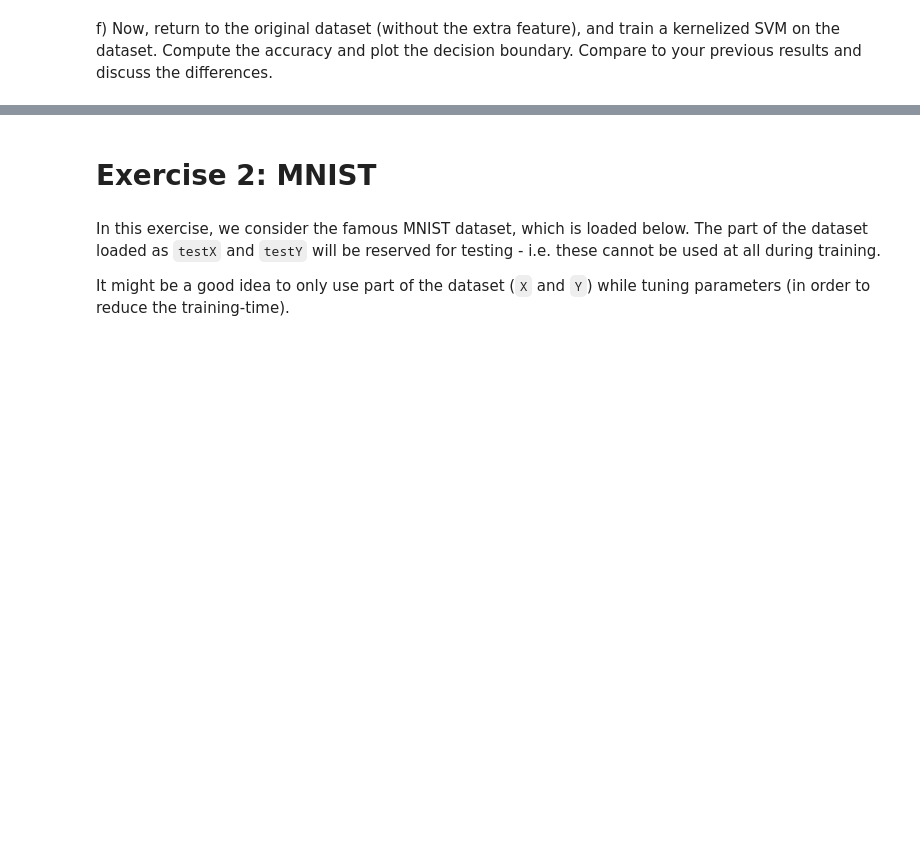
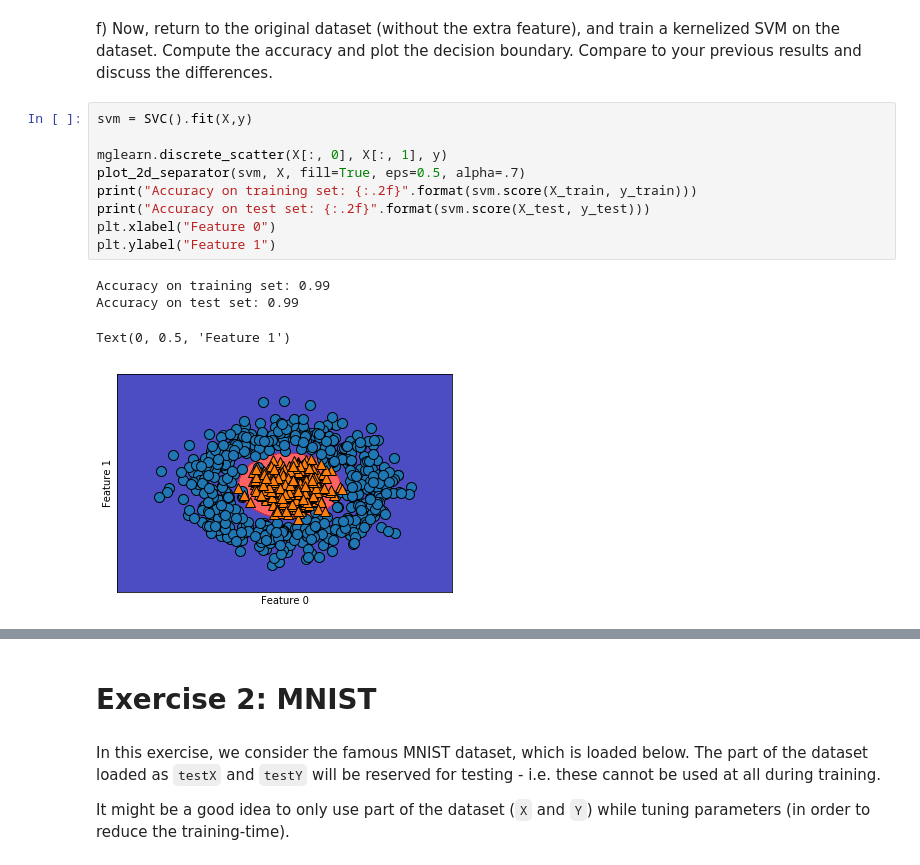
Before and after one commit to StephanThierry/ML-Group6, a Jupyter notebook: KHD/Assignment_3.ipynb, the cells around one changed output, grey strips where cells are left out. Drawn from its saved outputs; the diff is of its cells as text; blank space fills up the shorter version.

```diff
--- a/KHD/Assignment_3.ipynb
+++ b/KHD/Assignment_3.ipynb
@@ -33,2 +178,16 @@ Add this feature, retrain the logistic regression classifier, and compute the ac
 # %% [markdown]
 f) Now, return to the original dataset (without the extra feature), and train a kernelized SVM on the dataset. Compute the accuracy and plot the decision boundary. Compare to your previous results and discuss the differences.
+# %%
+svm = SVC().fit(X,y)
+
+mglearn.discrete_scatter(X[:, 0], X[:, 1], y)
+plot_2d_separator(svm, X, fill=True, eps=0.5, alpha=.7)
+print("Accuracy on training set: {:.2f}".format(svm.score(X_train, y_train)))
+print("Accuracy on test set: {:.2f}".format(svm.score(X_test, y_test)))
+plt.xlabel("Feature 0")
+plt.ylabel("Feature 1")
+# %% [output]
+Accuracy on training set: 0.99
+Accuracy on test set: 0.99
+Text(0, 0.5, 'Feature 1')
+[figure, added]
```
Also changed, not shown: parts of 11 cells of this notebook.
